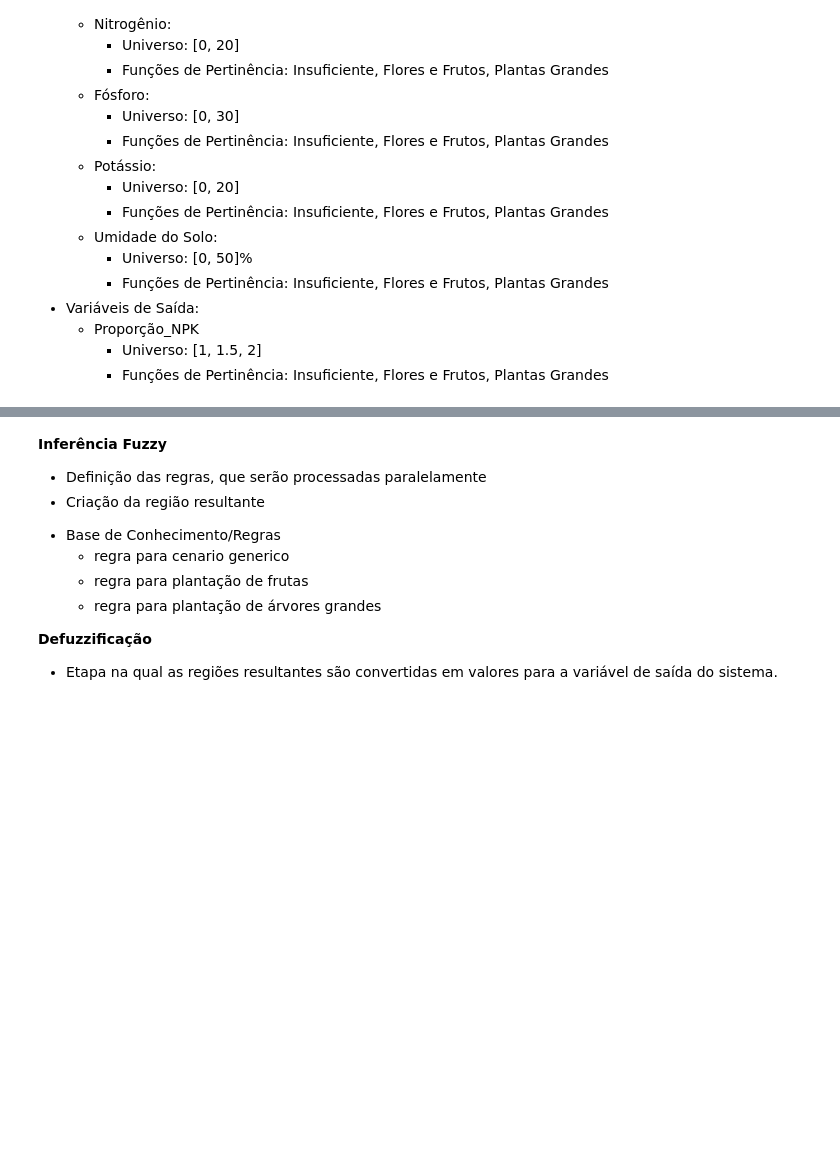
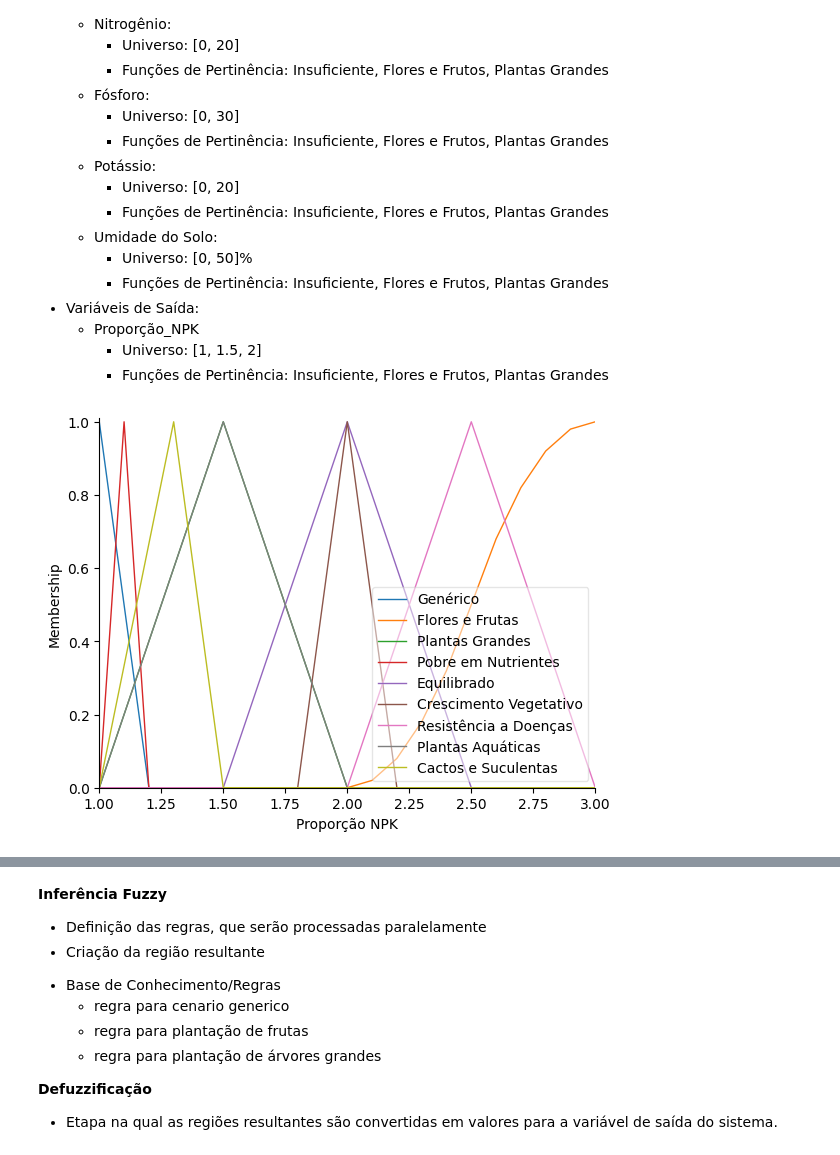
Before and after one commit to roninroxin/Eco_Sistema_Fuzzy_model, a Jupyter notebook: AlgoritmoFuzzyPI.ipynb, the cells around one changed output, grey strips where cells are left out. Saved outputs shown, nothing was run; the diff lists cells and outputs as text; code cells hidden in the pictures; blank space fills up the shorter version.

```diff
--- a/AlgoritmoFuzzyPI.ipynb
+++ b/AlgoritmoFuzzyPI.ipynb
@@ -50,3 +59,55 @@ Sistema fuzzy para modelar a eficiência do adubo organomineral analizando as qu
   * Proporção_NPK
       * Universo: [1, 1.5, 2]
       * Funções de Pertinência: Insuficiente, Flores e Frutos, Plantas Grandes
+# %%
+import numpy as np
+import skfuzzy as fuzz
+from skfuzzy import control as ctrl
+
+# Criando as variáveis do problema
+nitrogenio = ctrl.Antecedent(np.arange(0, 21, 1), "Nitrogênio")
+fosforo = ctrl.Antecedent(np.arange(0, 21, 1), "Fósforo")
+potassio = ctrl.Antecedent(np.arange(0, 21, 1), "Potássio")
+umidade = ctrl.Antecedent(np.arange(0, 51, 1), "Umidade do Solo")
+proporcao_np = ctrl.Consequent(np.arange(1, 3.1, 0.1), "Proporção NPK")
+
+# Criando as funções de pertinência para o Nitrogênio
+nitrogenio['baixo'] = fuzz.trapmf(nitrogenio.universe, [0, 0, 7, 8])
+nitrogenio['médio'] = fuzz.trimf(nitrogenio.universe, [8, 10, 12])
+nitrogenio['elevado'] = fuzz.trapmf(nitrogenio.universe, [12, 15, 20, 20])
+
+# Criando as funções de pertinência para o Fósforo
+fosforo['baixo'] = fuzz.trapmf(fosforo.universe, [0, 0, 5, 8])
+fosforo['médio'] = fuzz.trimf(fosforo.universe, [8, 10, 12])
+fosforo['elevado'] = fuzz.smf(fosforo.universe, 11, 15)
+
+# Criando as funções de pertinência para o Potássio
+potassio['baixo'] = fuzz.trimf(potassio.universe, [0, 5, 8])
+potassio['médio'] = fuzz.gaussmf(potassio.universe, 10, 0.5)
+potassio['elevado'] = fuzz.trapmf(potassio.universe, [10, 15, 20, 20])
+
+# Criando as funções de pertinência para a Umidade do Solo
+umidade['baixo'] = fuzz.trimf(umidade.universe, [0, 10, 15])
+umidade['médio'] = fuzz.trimf(umidade.universe, [15, 20, 30])
+umidade['elevado'] = fuzz.smf(umidade.universe, 30, 50)
+
+# Criando as funções de pertinência para a Proporção NPK
+proporcao_np['Genérico'] = fuzz.trimf(proporcao_np.universe, [1, 1, 1.2])
+proporcao_np['Flores e Frutas'] = fuzz.smf(proporcao_np.universe, 2, 3)
+proporcao_np['Plantas Grandes'] = fuzz.trimf(proporcao_np.universe, [1, 1.5, 2])
+proporcao_np['Pobre em Nutrientes'] = fuzz.trimf(proporcao_np.universe, [1, 1.1, 1.2])
+proporcao_np['Equilibrado'] = fuzz.trimf(proporcao_np.universe, [1.5, 2, 2.5])
+proporcao_np['Crescimento Vegetativo'] = fuzz.trimf(proporcao_np.universe, [1.8, 2, 2.2])
+proporcao_np['Resistência a Doenças'] = fuzz.trimf(proporcao_np.universe, [2, 2.5, 3])
+proporcao_np['Plantas Aquáticas'] = fuzz.trimf(proporcao_np.universe, [1, 1.5, 2])
+proporcao_np['Cactos e Suculentas'] = fuzz.trimf(proporcao_np.universe, [1, 1.3, 1.5])
+
+
+
+# nitrogenio.view()
+# fosforo.view()
+# potassio.view()
+# umidade.view()
+proporcao_np.view()
+# %% [output]
+[figure, added]
```
Also changed, not shown: parts of 4 cells of this notebook.
